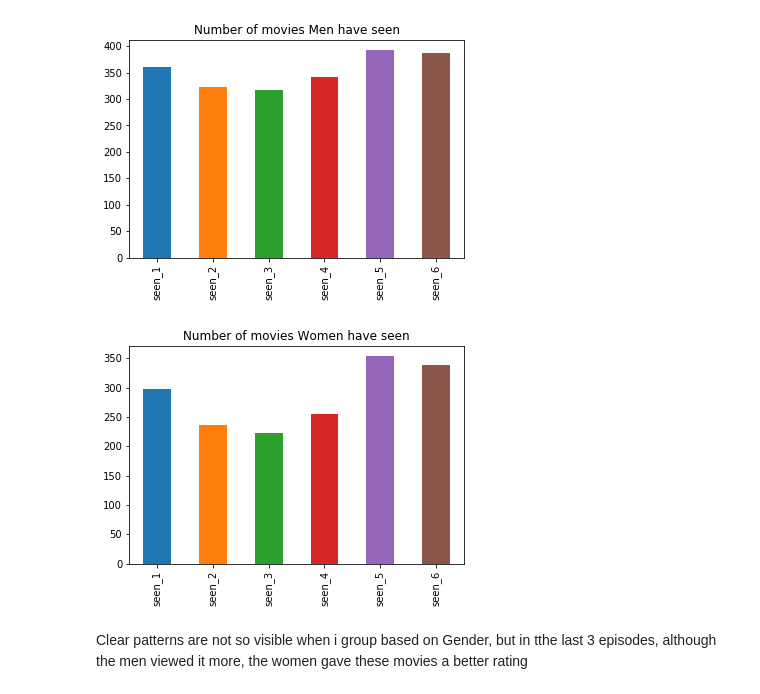
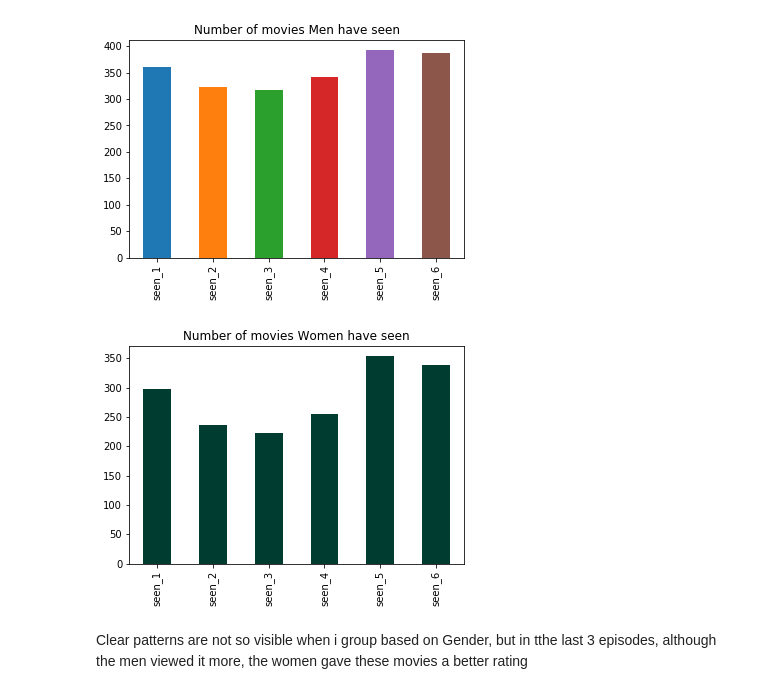
Before and after one commit to Uchencho/Exploring_Star_Wars_Movies, a Jupyter notebook: star_wars_survey.ipynb, the cells around one changed output. Drawn from its saved outputs; the diff is of its cells as text; code cells hidden in the pictures.

```diff
--- a/star_wars_survey.ipynb
+++ b/star_wars_survey.ipynb
@@ -340,10 +340,12 @@ plt.show()
 [figure]
 # %%
 sum_of_seen_women = females[['seen_1', 'seen_2', 'seen_3', 'seen_4', 'seen_5', 'seen_6']].sum()
-sum_of_seen_women.plot(kind = 'bar', title = 'Number of movies Women have seen')
+sum_of_seen_women.plot(kind = 'bar',
+                       title = 'Number of movies Women have seen',
+                      colormap = plt.cm.BrBG_r)
 plt.show()
 # %% [output]
-[figure, old version]
+[figure, new version]
 # %% [markdown]
 Clear patterns are not so visible when i group based on Gender, but in tthe last 3 episodes, although the men viewed it more, the women gave these movies a better rating
 # %%
```
